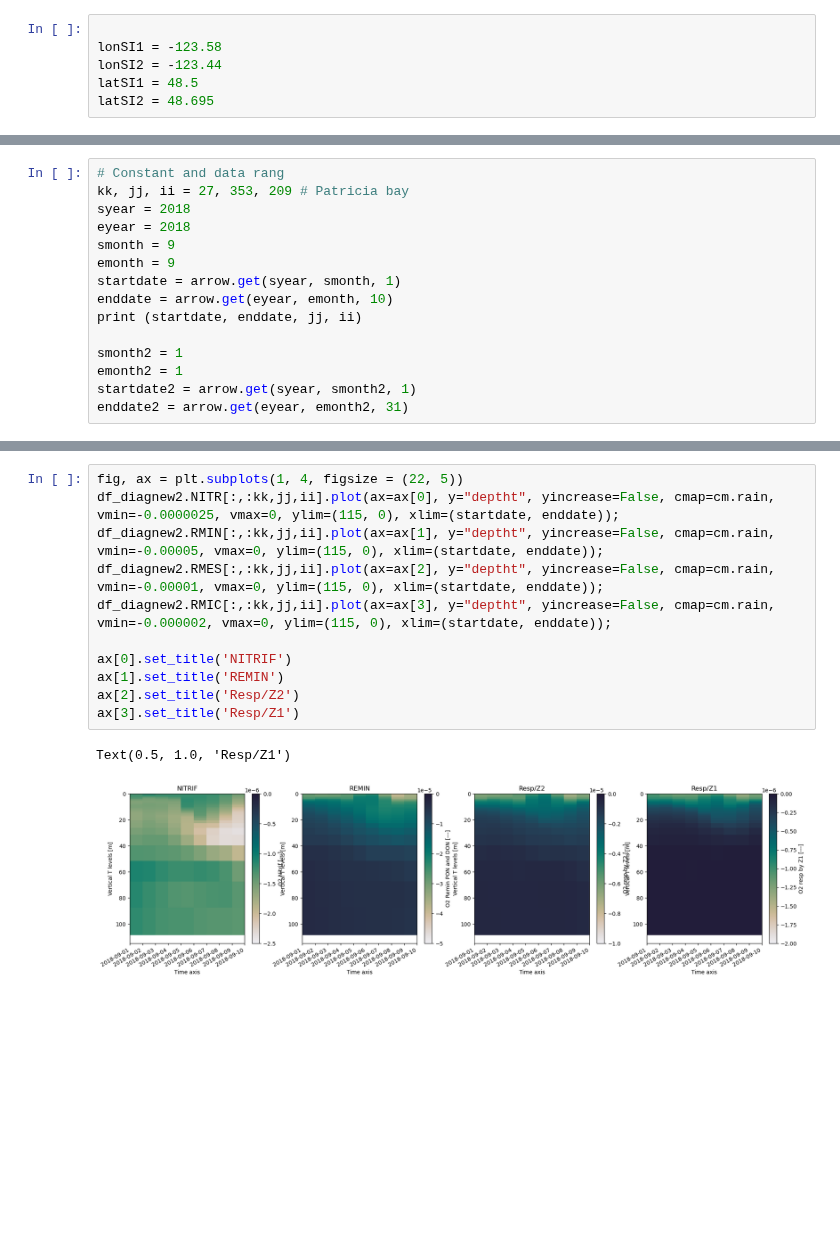
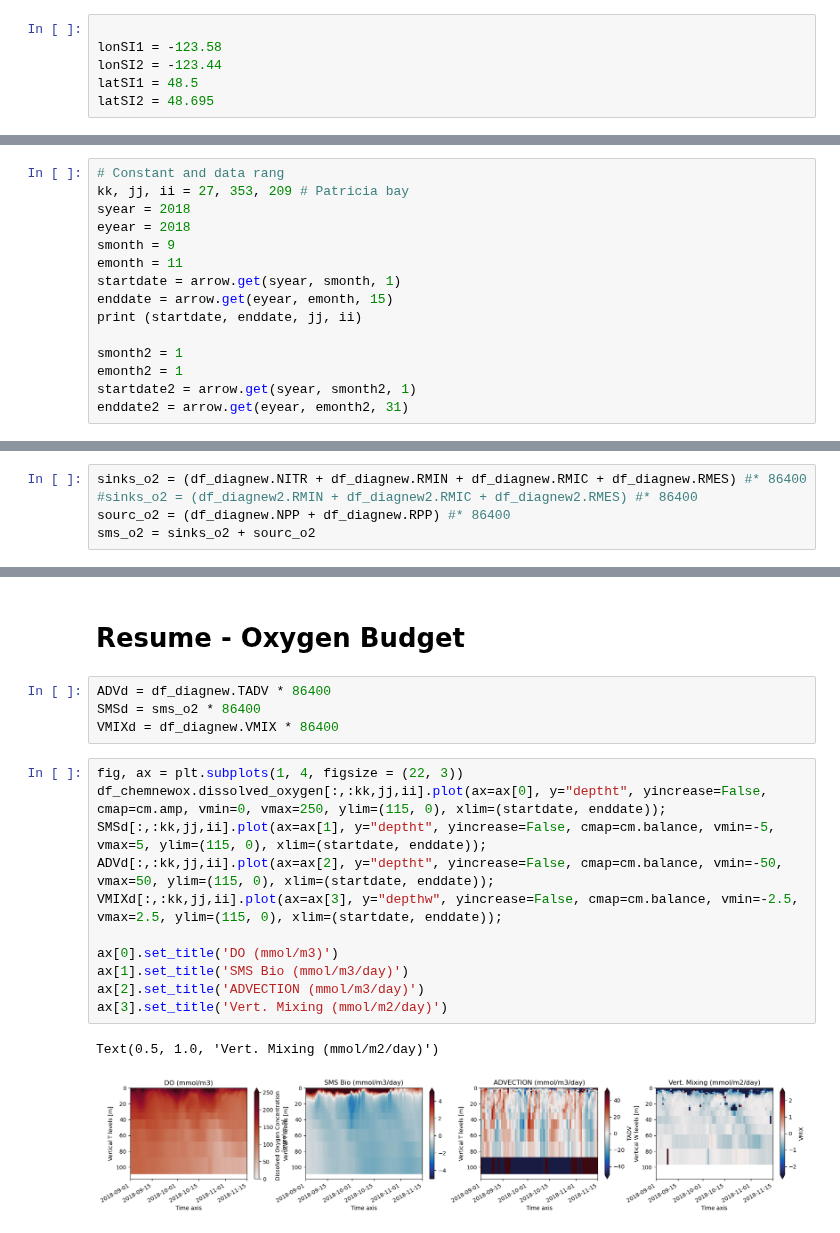
Before and after one commit to SalishSeaCast/analysis-abdoul, a Jupyter notebook: notebooks/salishsea_oxy/tests_salishsea_oxy_diag.ipynb, the cells around one changed output, grey strips where cells are left out. Drawn from its saved outputs; the diff is of its cells as text; blank space fills up the shorter version.

```diff
--- a/notebooks/salishsea_oxy/tests_salishsea_oxy_diag.ipynb
+++ b/notebooks/salishsea_oxy/tests_salishsea_oxy_diag.ipynb
@@ -41,9 +45,9 @@ kk, jj, ii = 27, 353, 209 # Patricia bay
 syear = 2018
 eyear = 2018
 smonth = 9
-emonth = 9
+emonth = 11
 startdate = arrow.get(syear, smonth, 1)
-enddate = arrow.get(eyear, emonth, 10)
+enddate = arrow.get(eyear, emonth, 15)
 print (startdate, enddate, jj, ii)
 
 smonth2 = 1
@@ -64,0 +97,5 @@ o2diff = df_chemnewox2.dissolved_oxygen[:10,:kk,jj,ii] - df_chemold.dissolved_ox
+# %%
+sinks_o2 = (df_diagnew.NITR + df_diagnew.RMIN + df_diagnew.RMIC + df_diagnew.RMES) #* 86400
+#sinks_o2 = (df_diagnew2.RMIN + df_diagnew2.RMIC + df_diagnew2.RMES) #* 86400
+sourc_o2 = (df_diagnew.NPP + df_diagnew.RPP) #* 86400
+sms_o2 = sinks_o2 + sourc_o2
@@ -102,14 +177,20 @@ sms_o2 = sinks_o2 + sourc_o2
+# %% [markdown]
+# Resume - Oxygen Budget
+# %%
+ADVd = df_diagnew.TADV * 86400
+SMSd = sms_o2 * 86400
+VMIXd = df_diagnew.VMIX * 86400
 # %%
-fig, ax = plt.subplots(1, 4, figsize = (22, 5))
-df_diagnew2.NITR[:,:kk,jj,ii].plot(ax=ax[0], y="deptht", yincrease=False, cmap=cm.rain, vmin=-0.0000025, vmax=0, ylim=(115, 0), xlim=(startdate, enddate));
-df_diagnew2.RMIN[:,:kk,jj,ii].plot(ax=ax[1], y="deptht", yincrease=False, cmap=cm.rain, vmin=-0.00005, vmax=0, ylim=(115, 0), xlim=(startdate, enddate));
-df_diagnew2.RMES[:,:kk,jj,ii].plot(ax=ax[2], y="deptht", yincrease=False, cmap=cm.rain, vmin=-0.00001, vmax=0, ylim=(115, 0), xlim=(startdate, enddate));
-df_diagnew2.RMIC[:,:kk,jj,ii].plot(ax=ax[3], y="deptht", yincrease=False, cmap=cm.rain, vmin=-0.000002, vmax=0, ylim=(115, 0), xlim=(startdate, enddate));
+fig, ax = plt.subplots(1, 4, figsize = (22, 3))
+df_chemnewox.dissolved_oxygen[:,:kk,jj,ii].plot(ax=ax[0], y="deptht", yincrease=False, cmap=cm.amp, vmin=0, vmax=250, ylim=(115, 0), xlim=(startdate, enddate));
+SMSd[:,:kk,jj,ii].plot(ax=ax[1], y="deptht", yincrease=False, cmap=cm.balance, vmin=-5, vmax=5, ylim=(115, 0), xlim=(startdate, enddate));
+ADVd[:,:kk,jj,ii].plot(ax=ax[2], y="deptht", yincrease=False, cmap=cm.balance, vmin=-50, vmax=50, ylim=(115, 0), xlim=(startdate, enddate));
+VMIXd[:,:kk,jj,ii].plot(ax=ax[3], y="depthw", yincrease=False, cmap=cm.balance, vmin=-2.5, vmax=2.5, ylim=(115, 0), xlim=(startdate, enddate));
 
-ax[0].set_title('NITRIF')
-ax[1].set_title('REMIN')
-ax[2].set_title('Resp/Z2')
-ax[3].set_title('Resp/Z1')
+ax[0].set_title('DO (mmol/m3)')
+ax[1].set_title('SMS Bio (mmol/m3/day)')
+ax[2].set_title('ADVECTION (mmol/m3/day)')
+ax[3].set_title('Vert. Mixing (mmol/m2/day)')
 # %% [output]
-Text(0.5, 1.0, 'Resp/Z1')
+Text(0.5, 1.0, 'Vert. Mixing (mmol/m2/day)')
-[figure, old version]
+[figure, new version]
```
Also changed, not shown: parts of 21 cells of this notebook.
